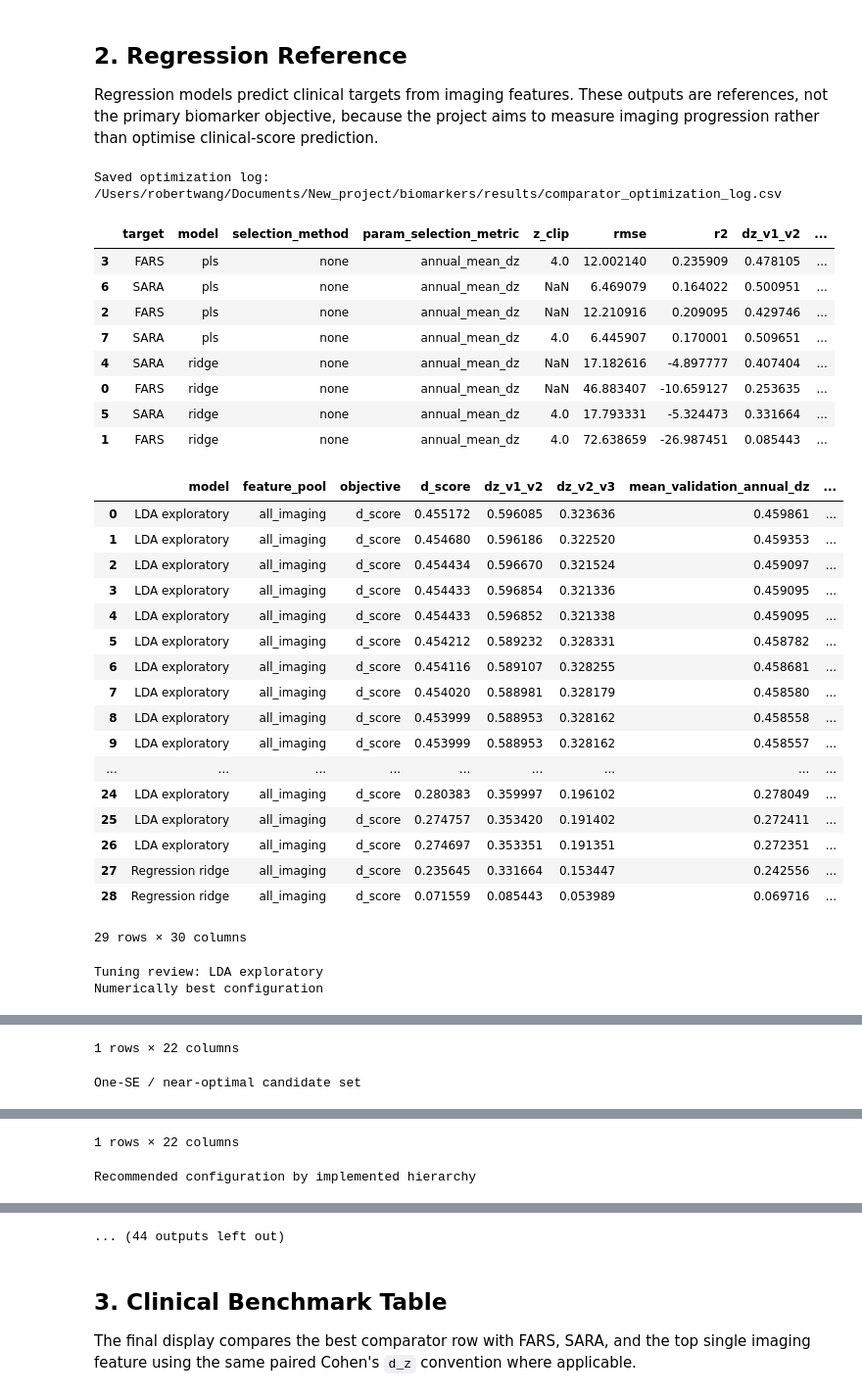
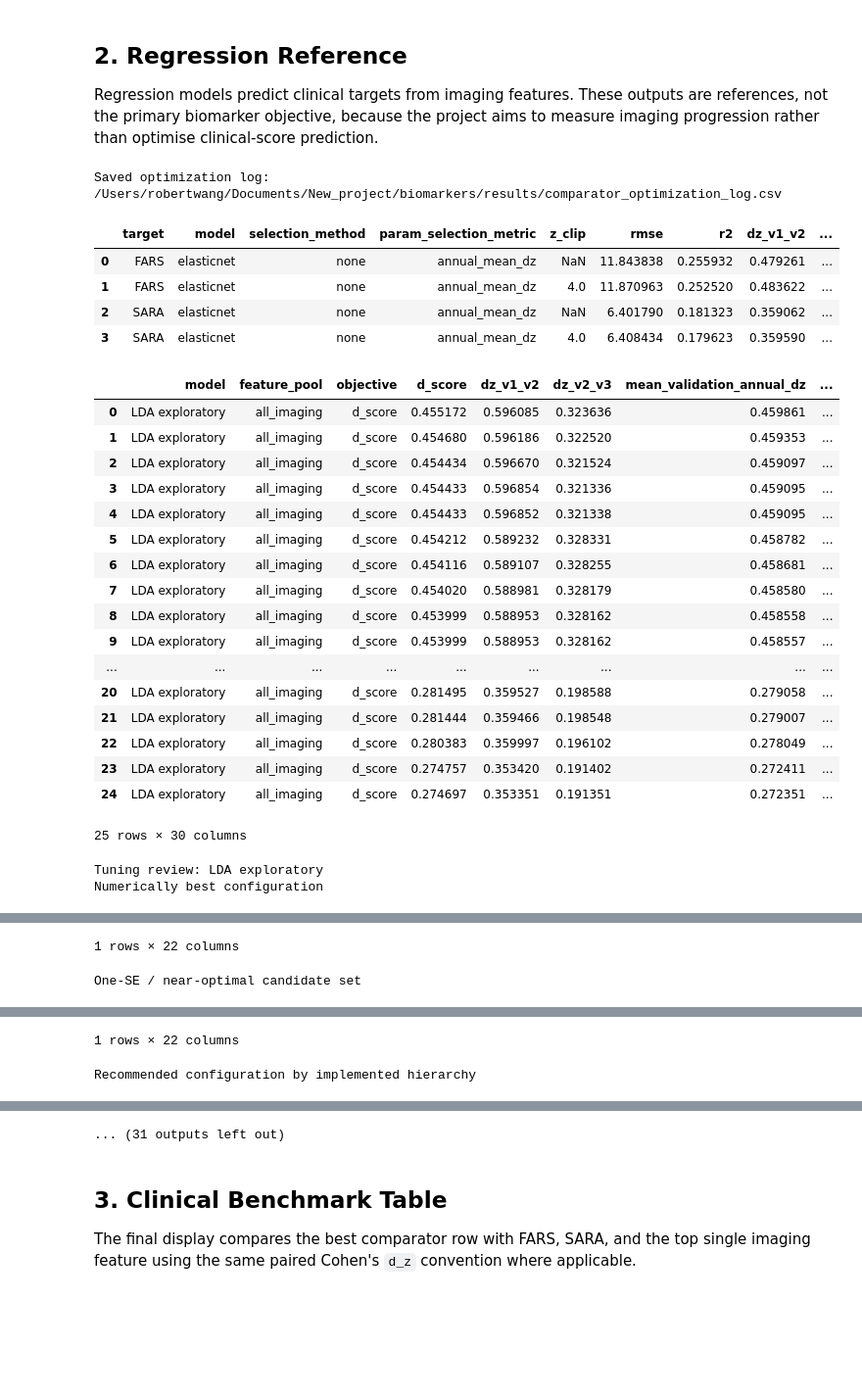
Before and after one commit to YubotKwng/Biomakers, a Jupyter notebook: notebooks/comparator_table.ipynb, the cells around one changed output, grey strips where cells are left out. Shown at 98% size. Saved outputs shown, nothing was run; the diff lists cells and outputs as text; code cells hidden in the pictures; blank space fills up the shorter version.

Commit message:
Keep ElasticNet as the clinical comparator

```diff
--- a/notebooks/comparator_table.ipynb
+++ b/notebooks/comparator_table.ipynb
@@ -61,11 +61,10 @@ RIDGE_GRID = [1e-8, 1e-6, 1e-5, 1e-4, 1e-3, 1e-2, 1e-1, 1.0, 10.0]
 COVARIANCE_SHRINKAGE_GRID = [0.75, 1.0]
 LDA_Z_CLIP_GRID = [None, 4.0]
 ELASTICNET_L1_RATIO_GRID = [0.2, 0.5, 0.8, 1.0]
-PLS_COMPONENT_GRID = [1, 2, 3, 4, 5, 6]
 REGRESSION_Z_CLIP_GRID = [None, 4.0]
 LDA_SHRINK_GRID = ["auto", 1e-8, 0.1, 1.0, 10.0]
 REGRESSION_PARAM_SELECTION_METRIC = "annual_mean_dz"
-REGRESSION_MODEL_KINDS = ["ridge", "pls"]  # add "elasticnet" for the slower sparse CD backend
+REGRESSION_MODEL_KINDS = ["elasticnet"]
 optimization_rows = []
 print(f"Loaded {pairs_path.name}: {long_df.shape[0]} visit rows, {len(imaging_cols)} imaging features")
 print({"selection_method": selection_method, "selection_k": selection_k, "lda_cv_n_splits": LDA_CV_N_SPLITS,
@@ -285,7 +284,6 @@ for target in [c for c in ["FARS", "SARA"] if c in long_df.columns]:
                 visit_col="visit",
                 cv_n_splits=REGRESSION_CV_N_SPLITS,
                 param_selection_metric=REGRESSION_PARAM_SELECTION_METRIC,
-                n_components_list=PLS_COMPONENT_GRID,
                 z_clip=z_clip,
                 split_group_col=split_group_col,
             )
@@ -330,41 +328,37 @@ for target in [c for c in ["FARS", "SARA"] if c in long_df.columns]:
                 "pooled_pair_d_z_reference": res["d_score"],
                 "ci_low": res["d_ci_low"],
                 "ci_high": res["d_ci_high"],
                 "n_subject_pairs": res["n_subjects"],
             })
 regression_df = pd.DataFrame(regression_rows)
 optimization_df = optimization_log(optimization_rows, sort_by="mean_validation_annual_dz")
 log_path = save_optimization_log(optimization_df, REPO_ROOT / "results" / "comparator_optimization_log.csv")
 print("Saved optimization log:", log_path)
 display(regression_df.sort_values(["mean_annual_d_z", "annual_interval_gap"], ascending=[False, True]))
 display(optimization_df)
 
 for review_model, review_group in optimization_df.groupby("model", sort=False):
     model_review = tuning_recommendation(review_group)
     print(f"Tuning review: {review_model}")
     print("Numerically best configuration")
     display(pd.DataFrame([model_review["raw_best"]]))
     print("One-SE / near-optimal candidate set")
     display(model_review["near_optimal"])
     print("Recommended configuration by implemented hierarchy")
     display(pd.DataFrame([model_review["recommended"]]))
     print(model_review["summary"])
     fig = plot_tuning_review(model_review["review_table"], title=f"{review_model} Annual Tuning Review")
     if fig is not None:
         display(fig)
     print("Human-verification summary")
     display(tuning_verification_summary(model_review))
 # %% [output]
 Saved optimization log: /Users/robertwang/Documents/New_project/biomarkers/results/comparator_optimization_log.csv
 |  | target | model | selection_method | param_selection_metric | z_clip | rmse | r2 | dz_v1_v2 | ... |
-| 3 | FARS | pls | none | annual_mean_dz | 4.0 | 12.002140 | 0.235909 | 0.478105 | ... |
-| 6 | SARA | pls | none | annual_mean_dz | NaN | 6.469079 | 0.164022 | 0.500951 | ... |
-| 2 | FARS | pls | none | annual_mean_dz | NaN | 12.210916 | 0.209095 | 0.429746 | ... |
-| 7 | SARA | pls | none | annual_mean_dz | 4.0 | 6.445907 | 0.170001 | 0.509651 | ... |
-| 4 | SARA | ridge | none | annual_mean_dz | NaN | 17.182616 | -4.897777 | 0.407404 | ... |
-| 0 | FARS | ridge | none | annual_mean_dz | NaN | 46.883407 | -10.659127 | 0.253635 | ... |
-| 5 | SARA | ridge | none | annual_mean_dz | 4.0 | 17.793331 | -5.324473 | 0.331664 | ... |
-| 1 | FARS | ridge | none | annual_mean_dz | 4.0 | 72.638659 | -26.987451 | 0.085443 | ... |
+| 0 | FARS | elasticnet | none | annual_mean_dz | NaN | 11.843838 | 0.255932 | 0.479261 | ... |
+| 1 | FARS | elasticnet | none | annual_mean_dz | 4.0 | 11.870963 | 0.252520 | 0.483622 | ... |
+| 2 | SARA | elasticnet | none | annual_mean_dz | NaN | 6.401790 | 0.181323 | 0.359062 | ... |
+| 3 | SARA | elasticnet | none | annual_mean_dz | 4.0 | 6.408434 | 0.179623 | 0.359590 | ... |
 |  | model | feature_pool | objective | d_score | dz_v1_v2 | dz_v2_v3 | mean_validation_annual_dz | ... |
 | 0 | LDA exploratory | all_imaging | d_score | 0.455172 | 0.596085 | 0.323636 | 0.459861 | ... |
 | 1 | LDA exploratory | all_imaging | d_score | 0.454680 | 0.596186 | 0.322520 | 0.459353 | ... |
@@ -377,12 +371,12 @@ Saved optimization log: /Users/robertwang/Documents/New_project/biomarkers/resul
 | 8 | LDA exploratory | all_imaging | d_score | 0.453999 | 0.588953 | 0.328162 | 0.458558 | ... |
 | 9 | LDA exploratory | all_imaging | d_score | 0.453999 | 0.588953 | 0.328162 | 0.458557 | ... |
 | ... | ... | ... | ... | ... | ... | ... | ... | ... |
-| 24 | LDA exploratory | all_imaging | d_score | 0.280383 | 0.359997 | 0.196102 | 0.278049 | ... |
-| 25 | LDA exploratory | all_imaging | d_score | 0.274757 | 0.353420 | 0.191402 | 0.272411 | ... |
-| 26 | LDA exploratory | all_imaging | d_score | 0.274697 | 0.353351 | 0.191351 | 0.272351 | ... |
-| 27 | Regression ridge | all_imaging | d_score | 0.235645 | 0.331664 | 0.153447 | 0.242556 | ... |
-| 28 | Regression ridge | all_imaging | d_score | 0.071559 | 0.085443 | 0.053989 | 0.069716 | ... |
+| 20 | LDA exploratory | all_imaging | d_score | 0.281495 | 0.359527 | 0.198588 | 0.279058 | ... |
+| 21 | LDA exploratory | all_imaging | d_score | 0.281444 | 0.359466 | 0.198548 | 0.279007 | ... |
+| 22 | LDA exploratory | all_imaging | d_score | 0.280383 | 0.359997 | 0.196102 | 0.278049 | ... |
+| 23 | LDA exploratory | all_imaging | d_score | 0.274757 | 0.353420 | 0.191402 | 0.272411 | ... |
+| 24 | LDA exploratory | all_imaging | d_score | 0.274697 | 0.353351 | 0.191351 | 0.272351 | ... |
-29 rows × 30 columns
+25 rows × 30 columns
 Tuning review: LDA exploratory
 Numerically best configuration
 |  | param_shrink | param_covariance_shrinkage | param_z_clip | param_selection_method | param_regularization | ... |
@@ -395,7 +389,7 @@ One-SE / near-optimal candidate set
 Recommended configuration by implemented hierarchy
 |  | param_shrink | param_covariance_shrinkage | param_z_clip | param_selection_method | param_regularization | ... |
 | 0 | 10.0 | 1.0 | 4.0 | none | ridge_plus_covariance_shrinkage_p... | ... |
-... (44 outputs left out)
+... (31 outputs left out)
 # %% [markdown]
 ## 3. Clinical Benchmark Table
 
```
Also changed, not shown: parts of 2 cells of this notebook, 6 other files.
